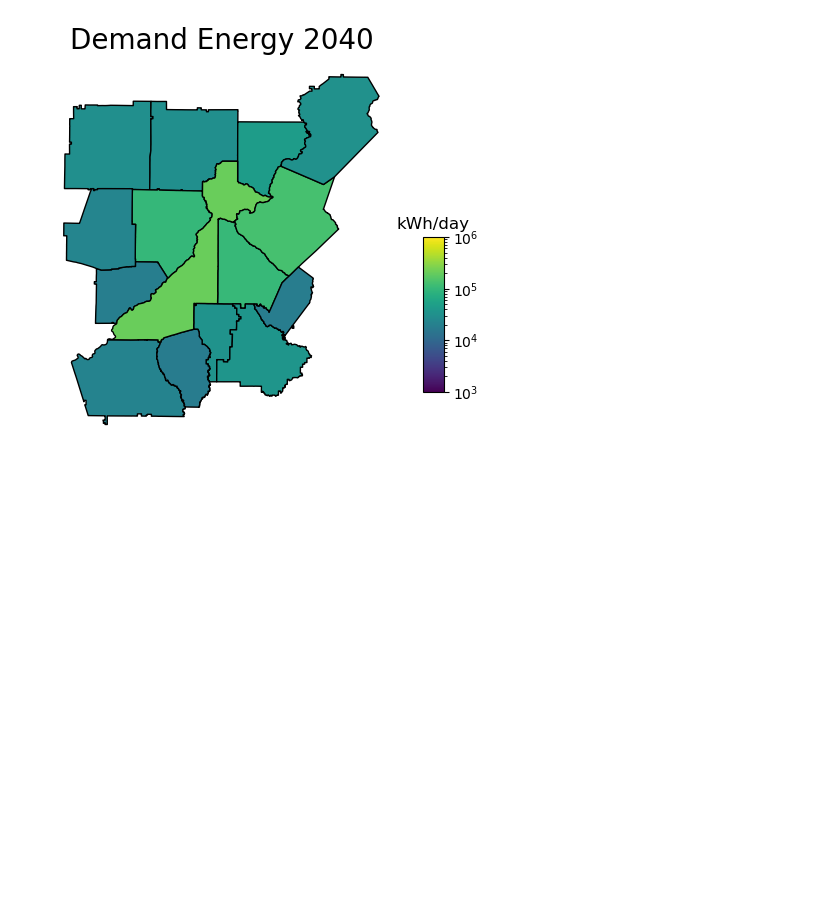
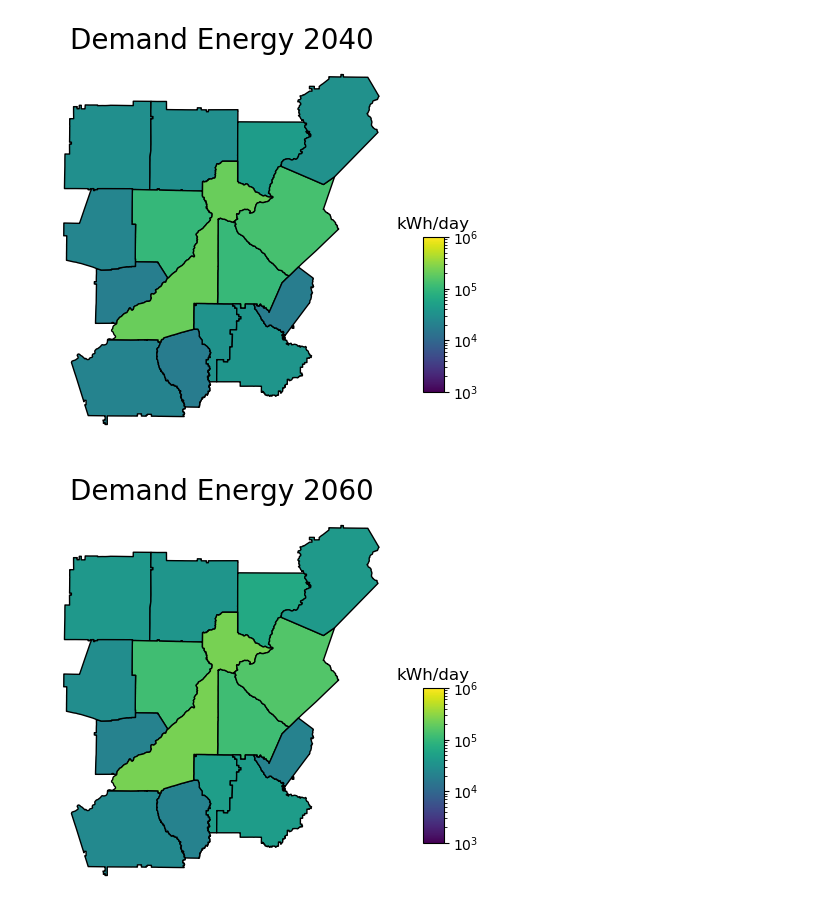
Before and after one commit to MuktaHardikar/WaterTAP3, a Jupyter notebook: watertap3/watertap3/2050_Georgia.ipynb, the cells around one changed output. Drawn from its saved outputs; the diff is of its cells as text; code cells hidden in the pictures; blank space fills up the shorter version.

```diff
--- a/watertap3/watertap3/2050_Georgia.ipynb
+++ b/watertap3/watertap3/2050_Georgia.ipynb
@@ -107,3 +107,30 @@ fig.colorbar(sm, cax=cbax)
 sm.set_clim(1e3,1e6)
 # %% [output]
 [figure]
+# %%
+geodf = gp.GeoDataFrame(ga_data,crs="EPSG:4326", geometry=ga_data['geometry'])
+
+vmin,vmax = geodf['demand_energy_2060_kwh/day'].min(), geodf['demand_energy_2060_kwh/day'].max()
+
+norm = mpl.colors.LogNorm(vmin=vmin, vmax=vmax)
+sm = plt.cm.ScalarMappable(norm=norm)
+
+
+fig, ax = plt.subplots(figsize=(7,5))
+ax.axis('off')
+
+# Add this to include other counties in Georgia
+# ga_counties.plot(ax=ax,edgecolor='black',facecolor='white')
+geodf.plot(ax = ax , column = geodf['demand_energy_2060_kwh/day'], edgecolor='black',norm=norm)
+
+# Set title
+ax.set_title('Demand Energy 2060',fontdict={'fontsize': '20', 'fontweight' : '1'})
+
+# Create colorbar legend
+fig = ax.get_figure()
+cbax = fig.add_axes([0.8, 0.21, 0.03, 0.31])
+cbax.set_title('kWh/day')
+fig.colorbar(sm, cax=cbax)
+sm.set_clim(1e3,1e6)
+# %% [output]
+[figure, added]
```
Also changed, not shown: parts of 2 cells of this notebook.
